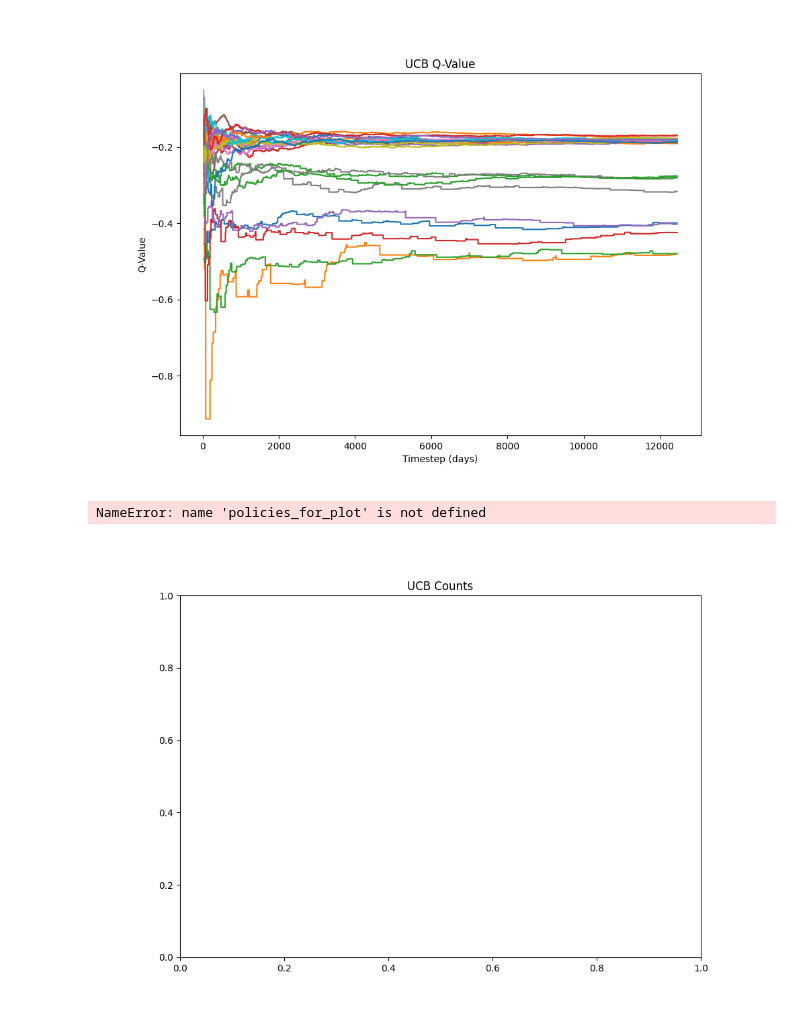
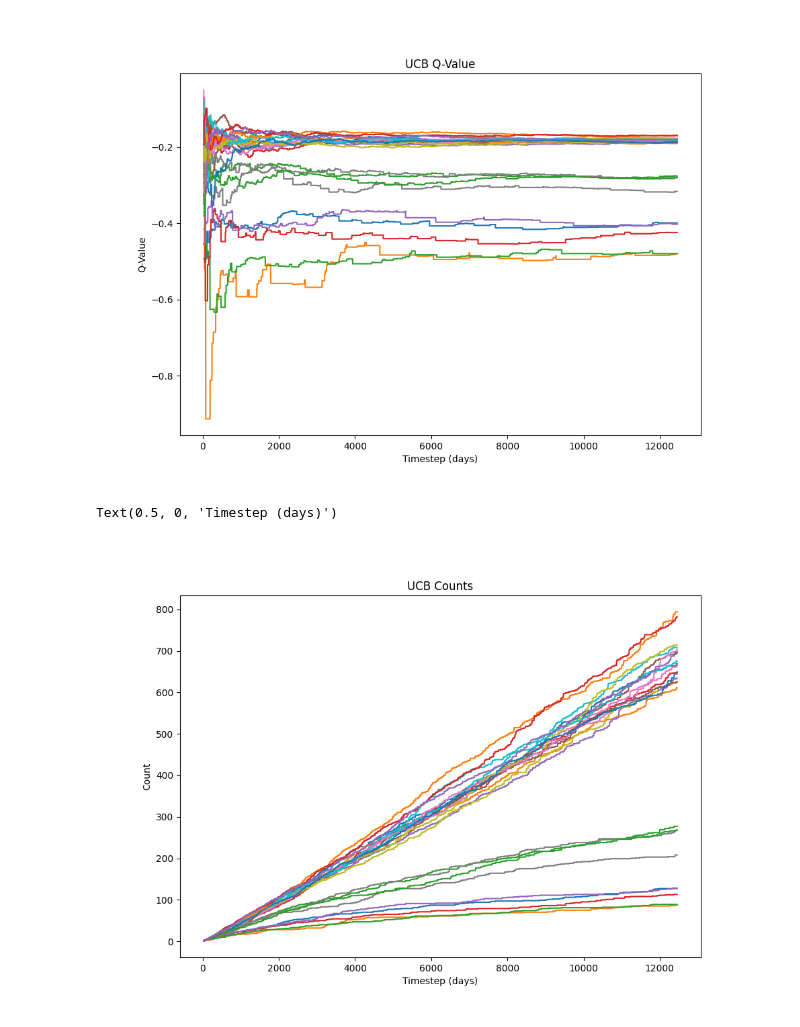
Before and after one commit to sustainable-computing/building-MARL, a Jupyter notebook: studies/UCB_PolicySelection_Analysis-Copy1.ipynb, the cells around one changed output. Saved outputs shown, nothing was run; the diff lists cells and outputs as text; code cells hidden in the pictures.

Commit message:
updated group ucb
- Added support to pick up from where a previous run left off at
- Updated UCB visualization code

```diff
--- a/studies/UCB_PolicySelection_Analysis-Copy1.ipynb
+++ b/studies/UCB_PolicySelection_Analysis-Copy1.ipynb
@@ -30,7 +30,7 @@ invalid_policies = []
 # %%
 all_zones = list(eval_df["zone"].unique())
 
-ucb_df = pd.read_csv("../data/group_ucb_log_data/0/ucb_log_data.csv")
+ucb_df = pd.read_csv("../data/group_ucb_log_data/4/ucb_log_data.csv")
 # %%
 ucb_eval_cols = ucb_df.columns
 arm_names = [col[:-6] for col in ucb_eval_cols if "score" in col]
@@ -39,7 +39,8 @@ num_policies = len(policy_names)
 ## UCB Q-Value Plot
 # %%
 q_vals_df = pd.DataFrame()
-q_vals_df["timestep"] = ucb_df[len(policy_names):].index
+q_vals_df["timestep"] = ucb_df[len(arm_names):].index
+q_vals_df["total_energy"] = ucb_df["total_energy"]
 
 for arm in arm_names:
     score_col_name = f"{arm}_score"
@@ -61,10 +64,10 @@ Text(0.5, 0, 'Timestep (days)')
 # %%
 plt.figure(figsize=(10, 7))
 plt.title("UCB Counts")
-for policy in policies_for_plot:
-    sns.lineplot(x="timestep", y=f"{policy}_count", data=core_top_q_vals_df)
+for arm in arm_names:
+    sns.lineplot(x="timestep", y=f"{arm}_count", data=q_vals_df)
 plt.ylabel("Count")
 plt.xlabel("Timestep (days)")
 # %% [output]
-NameError: name 'policies_for_plot' is not defined
+Text(0.5, 0, 'Timestep (days)')
-[figure, old version]
+[figure, new version]
```
Also changed, not shown: parts of 3 cells of this notebook, 2 other files.
